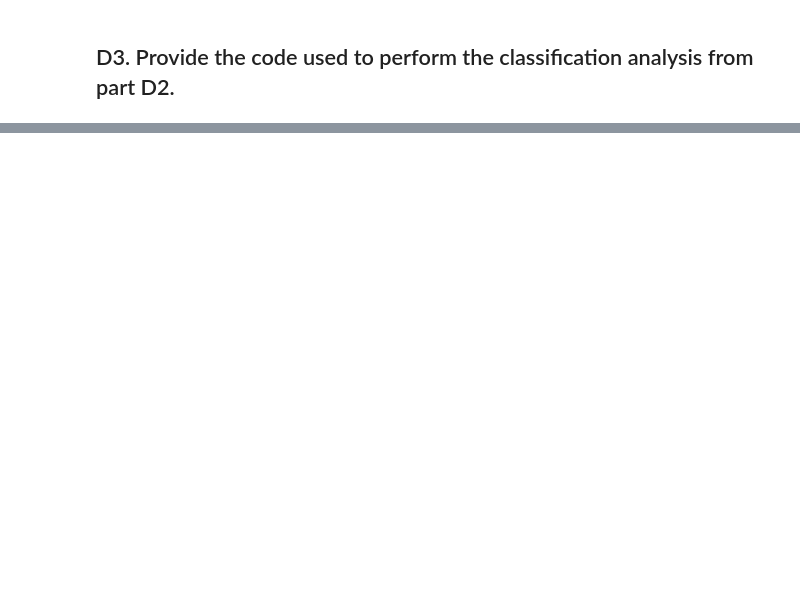
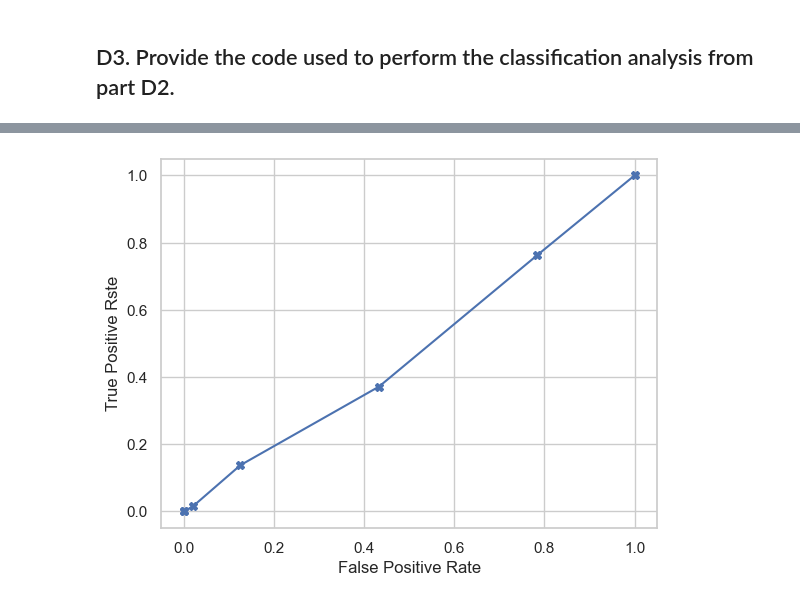
Before and after one commit to ecdedios/d209-data-mining, a Jupyter notebook: D209 Data Mining - Task 1 (Rev. 0).ipynb, the cells around one changed output, grey strips where cells are left out. Drawn from its saved outputs; the diff is of its cells as text; code cells hidden in the pictures; blank space fills up the shorter version.

```diff
--- a/D209 Data Mining - Task 1 (Rev. 0).ipynb
+++ b/D209 Data Mining - Task 1 (Rev. 0).ipynb
@@ -452,4 +460,10 @@ https://scikit-learn.org/stable/modules/generated/sklearn.neighbors.KNeighborsCl
 ## D3. Provide the code used to perform the classification analysis from part D2.
 # %%
 # create model
-knn = KNeighborsClassifier()
+knn0 = KNeighborsClassifier()
+
+# fit the model
+knn0.fit(X_train, y_train['Churn'])
+
+# make predictions
+y_pred = knn0.predict(X_test)
@@ -465,0 +490,12 @@ array([0, 0, 0, ..., 0, 0, 0], dtype=int64)
+# %%
+def viz_roc(model, X_test, y_test):
+    probs = model.predict_proba(X_test)
+    fpr, tpr, _ = roc_curve(y_test, probs[:,1])
+    plt.plot(fpr, tpr, marker="X")
+    plt.xlabel("False Positive Rate")
+    plt.ylabel("True Positive Rste")
+    plt.show()
+
+viz_roc(knn0, X_test, y_test)
+# %% [output]
+[figure, added]
```
Also changed, not shown: parts of 20 cells of this notebook, 2 other files.
